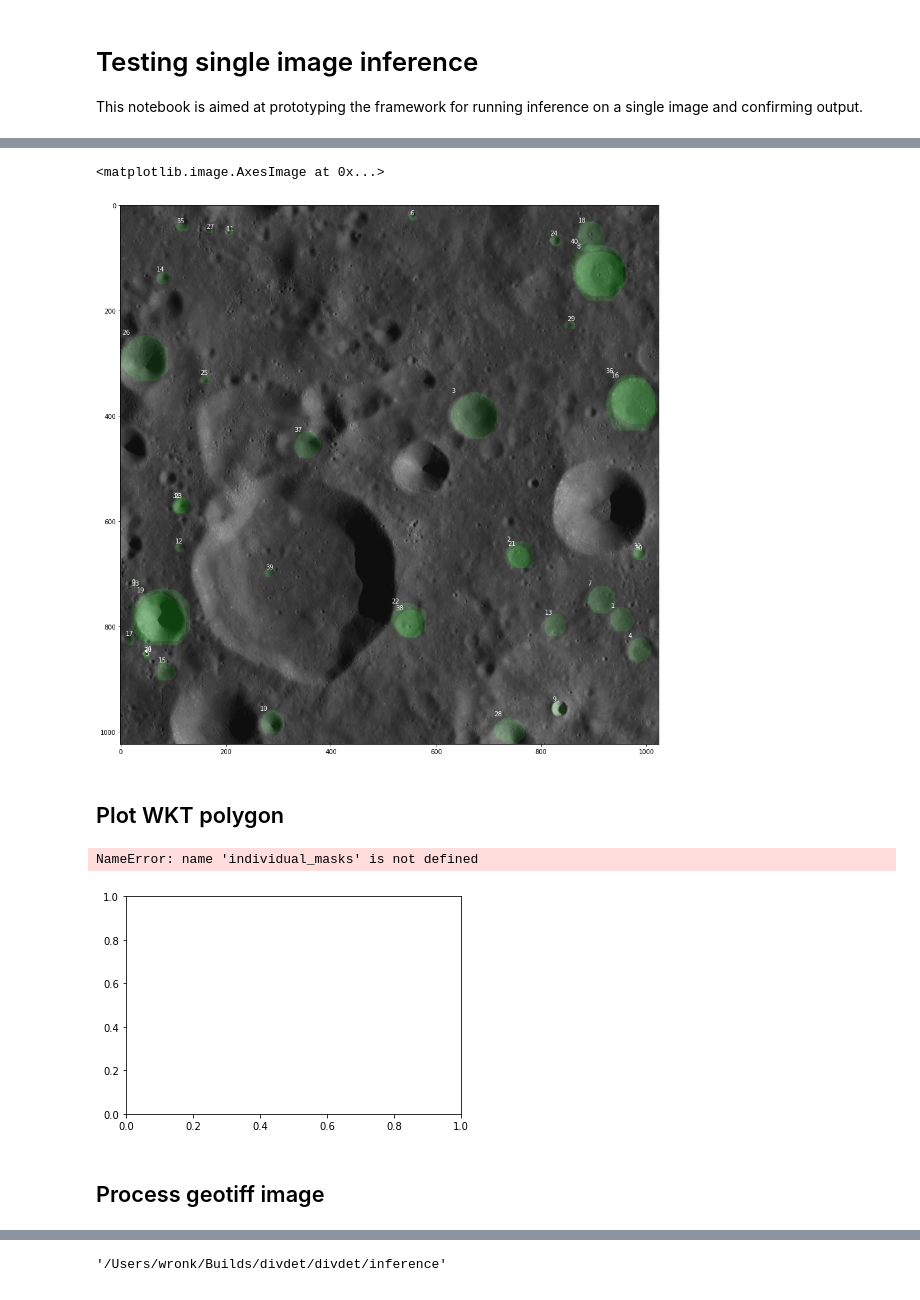
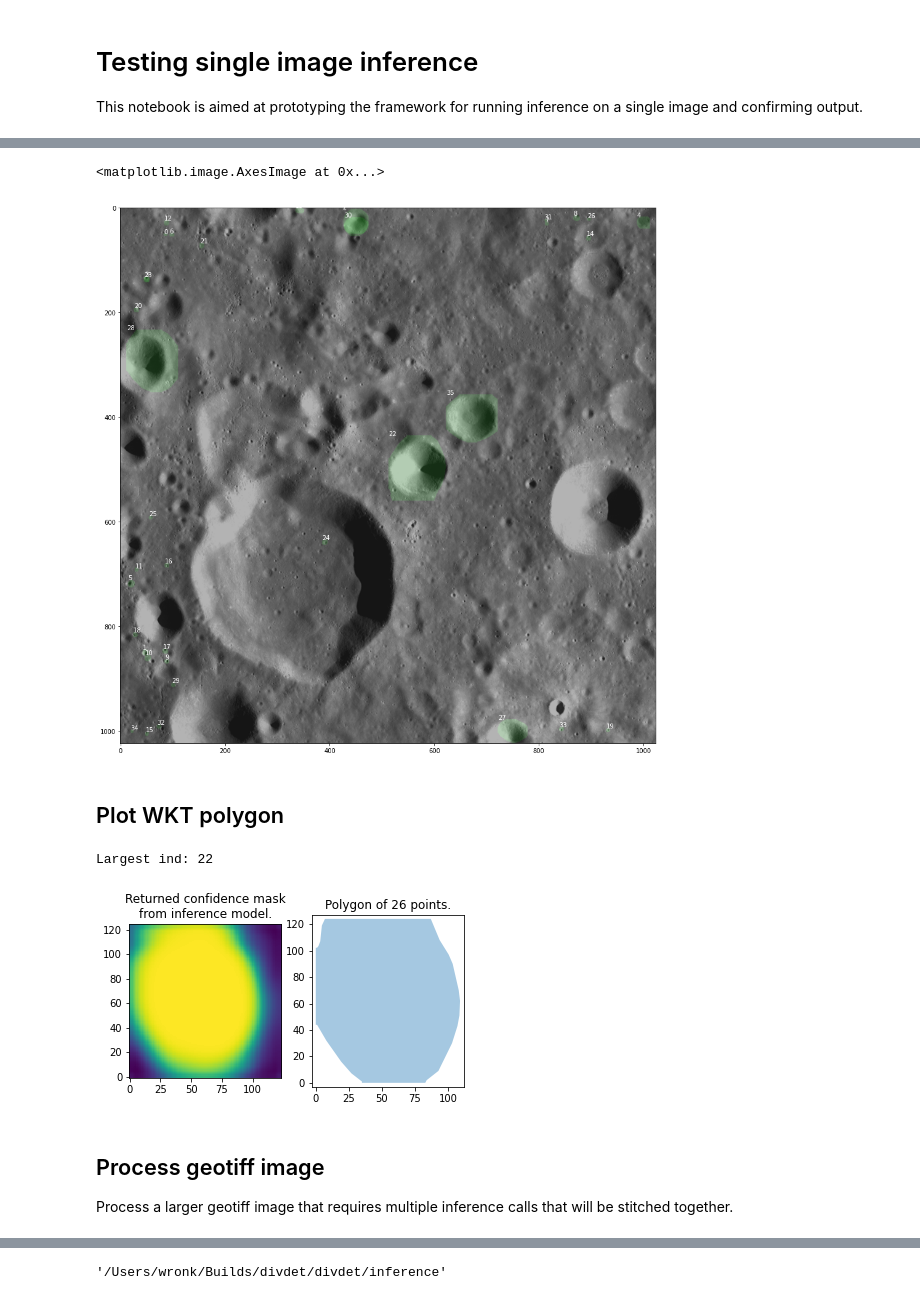
Before and after one commit to developmentseed/divdet, a Jupyter notebook: divdet/inference/single_image_inference.ipynb, the cells around one changed output, grey strips where cells are left out. Saved outputs shown, nothing was run; the diff lists cells and outputs as text; code cells hidden in the pictures.

Commit message:
update inference pipeline

```diff
--- a/divdet/inference/single_image_inference.ipynb
+++ b/divdet/inference/single_image_inference.ipynb
@@ -37,6 +38,8 @@ endpoint = 'http://localhost:8501/v1/models/divdet-inference:predict'
 # %%
-image_pil = Image.open(image_fpath).convert('RGB')
+image_pil = Image.open(image_fpath).convert('L')
 image_arr = np.array(image_pil)
+image_arr = (image_arr / np.percentile(image_arr, 98)) * 255
+image_arr = np.clip(image_arr, 0, 255).astype(np.uint8)
 
 instances = []  # List that will hold b64 images to be sent to endpoint
 b64_image = arr_to_b64(image_arr)
@@ -50,8 +53,12 @@ instances.append({'b64': b64_image})
 
 payload = json.dumps({"inputs": {"input_tensor": instances}})  # TF "col" format
 
+t0 = time.time()
 resp = requests.post(endpoint, data=payload)
 preds = json.loads(resp.content)
+elapsed = time.gmtime(time.time() - t0)
+print(time.strftime("%H:%M:%S", elapsed))
+
 preds = preds['outputs']
 print(f'preds.keys():\n{preds.keys()}')
 # %% [output]
@@ -60,9 +68,10 @@ dict_keys(['detection_multiclass_scores', 'anchors', 'num_proposals', 'image_sha
 # %%
 fig, ax = plt.subplots(figsize=(16, 16))
-ax.imshow(image_arr)
+crater_im = Image.fromarray(image_arr).convert('RGB')
+ax.imshow(crater_im)
 
 individual_masks = []
-mask_collection = np.zeros_like(image_arr)
+mask_collection = np.zeros((image_arr.shape[0], image_arr.shape[1], 3))
 
 for ci, (score, box, mask) in enumerate(zip(preds['detection_scores'][0],
                                             preds['proposal_boxes'][0],
@@ -87,40 +96,47 @@ for ci, (score, box, mask) in enumerate(zip(preds['detection_scores'][0],
 
     # Add with some transparency so we can see overlapping craters
     mask_collection[tf_ymin:tf_ymax, tf_xmin:tf_xmax, 1] += (85 * (mask_arr[:, :] > 0.5)).astype(np.uint8)
+    mask_collection = np.clip(mask_collection, 0, 255).astype(np.uint8)
 
     ax.text(tf_xmin, tf_ymin, str(ci), color='white')
 
 ax.imshow(mask_collection, alpha=0.3)
 # %% [output]
 <matplotlib.image.AxesImage at 0x...>
-[figure, old version]
+[figure, new version]
 # %% [markdown]
 ## Plot WKT polygon
 # %%
 # Plot GDAL polygon
-fig, ax = plt.subplots()
+fig, axes = plt.subplots(ncols=2)
 
 patches = []
-polys = [convert_mask_to_polygon(mask, simplify_tol=1) for mask in individual_masks]
+polys = [convert_mask_to_polygon(mask, simplify_tol=0.5) for mask in individual_masks]
 big_ind = np.argmax([poly.Area() for poly in polys])
-print(f'Largest ind: {10}')
+print(f'Largest ind: {big_ind}')
 
-#poly = convert_mask_to_polygon(individual_masks[big_ind])
+axes[0].set_title(f'Returned confidence mask\nfrom inference model.')
+axes[0].imshow(individual_masks[big_ind], interpolation='nearest')
+axes[0].invert_yaxis()
+axes[0].set_aspect('equal')
+
 poly = polys[big_ind]
 pts = np.array([pt[0:2] for pt in poly.GetGeometryRef(0).GetPoints()])
 mpl_polygon = Polygon(pts, color='g')
 patches.append(mpl_polygon)
 
+
 p = PatchCollection(patches, alpha=0.4)
-ax.add_collection(p)
-ax.set_xlim(-3, np.max(pts[:, 0]) + 3)
-ax.set_ylim(-3, np.max(pts[:, 1]) + 3)
-ax.set_title(f'Polygon of {len(pts)} points.')
-ax.set_aspect('equal')
+axes[1].add_collection(p)
+axes[1].set_xlim(-3, np.max(pts[:, 0]) + 3)
+axes[1].set_ylim(-3, np.max(pts[:, 1]) + 3)
+axes[1].set_title(f'Polygon of {len(pts)} points.')
+axes[1].set_aspect('equal')
+
 plt.show()
 # %% [output]
-NameError: name 'individual_masks' is not defined
+Largest ind: 22
-[figure, old version]
+[figure, new version]
 # %%
 def geospatial_polygon_transform(poly, transform):
     """Convert a polygon from pixel coords to geospatial coords"""
@@ -139,7 +155,8 @@ def geospatial_polygon_transform(poly, transform):
     gdal_poly.AddGeometry(gdal_ring)
 
     return gdal_poly
-# %% [markdown]
-## Process geotiff image
+# %% [markdown]
+## Process geotiff image
+Process a larger geotiff image that requires multiple inference calls that will be stitched together.
 # %%
 msg_dict = {}
```
Also changed, not shown: parts of 4 cells of this notebook, 1 other file.
